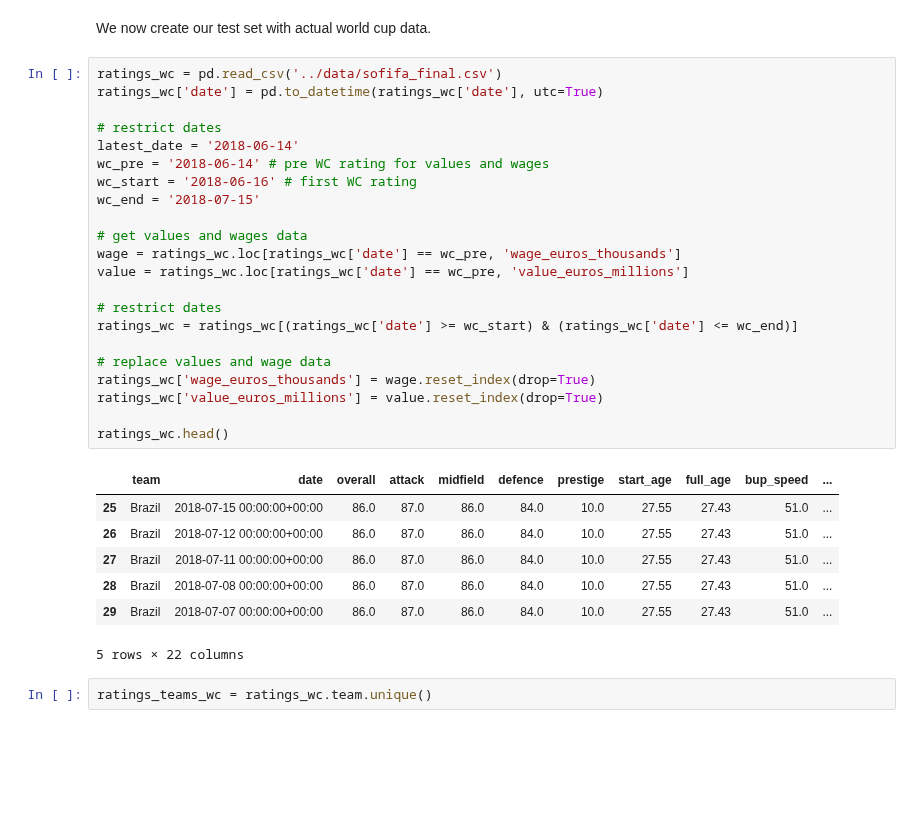
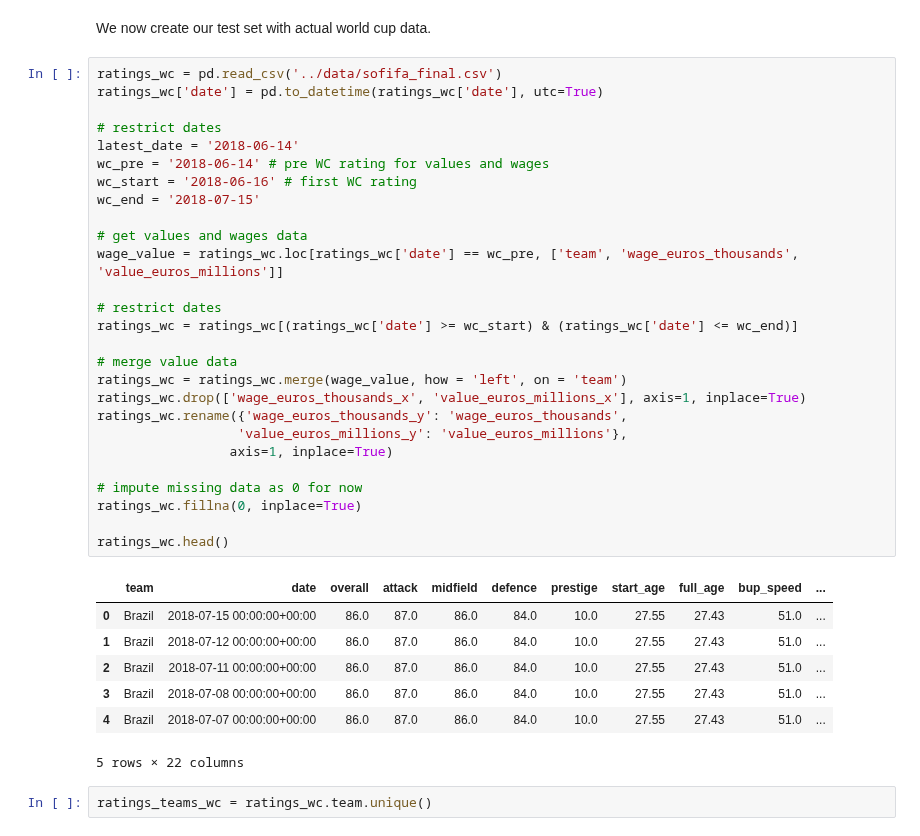
Before and after one commit to AC209aWC2018/World-Cup-2018, a Jupyter notebook: sofifa/sofifa-train-test.ipynb, the cells around one changed output. Saved outputs shown, nothing was run; the diff lists cells and outputs as text; blank space fills up the shorter version.

Commit message:
Updated value and wages

```diff
--- a/sofifa/sofifa-train-test.ipynb
+++ b/sofifa/sofifa-train-test.ipynb
@@ -337,32 +340,37 @@ We now create our test set with actual world cup data.
 # %%
 ratings_wc = pd.read_csv('../data/sofifa_final.csv')
 ratings_wc['date'] = pd.to_datetime(ratings_wc['date'], utc=True)
 
 # restrict dates
 latest_date = '2018-06-14'
 wc_pre = '2018-06-14' # pre WC rating for values and wages
 wc_start = '2018-06-16' # first WC rating
 wc_end = '2018-07-15'
 
 # get values and wages data
-wage = ratings_wc.loc[ratings_wc['date'] == wc_pre, 'wage_euros_thousands']
-value = ratings_wc.loc[ratings_wc['date'] == wc_pre, 'value_euros_millions']
+wage_value = ratings_wc.loc[ratings_wc['date'] == wc_pre, ['team', 'wage_euros_thousands', 'value_euros_millions']]
 
 # restrict dates
 ratings_wc = ratings_wc[(ratings_wc['date'] >= wc_start) & (ratings_wc['date'] <= wc_end)]
 
-# replace values and wage data
-ratings_wc['wage_euros_thousands'] = wage.reset_index(drop=True)
-ratings_wc['value_euros_millions'] = value.reset_index(drop=True)
+# merge value data
+ratings_wc = ratings_wc.merge(wage_value, how = 'left', on = 'team')
+ratings_wc.drop(['wage_euros_thousands_x', 'value_euros_millions_x'], axis=1, inplace=True)
+ratings_wc.rename({'wage_euros_thousands_y': 'wage_euros_thousands',
+                  'value_euros_millions_y': 'value_euros_millions'},
+                 axis=1, inplace=True)
+
+# impute missing data as 0 for now
+ratings_wc.fillna(0, inplace=True)
 
 ratings_wc.head()
 # %% [output]
 |  | team | date | overall | attack | midfield | defence | prestige | start_age | full_age | bup_speed | ... |
-| 25 | Brazil | 2018-07-15 00:00:00+00:00 | 86.0 | 87.0 | 86.0 | 84.0 | 10.0 | 27.55 | 27.43 | 51.0 | ... |
-| 26 | Brazil | 2018-07-12 00:00:00+00:00 | 86.0 | 87.0 | 86.0 | 84.0 | 10.0 | 27.55 | 27.43 | 51.0 | ... |
-| 27 | Brazil | 2018-07-11 00:00:00+00:00 | 86.0 | 87.0 | 86.0 | 84.0 | 10.0 | 27.55 | 27.43 | 51.0 | ... |
-| 28 | Brazil | 2018-07-08 00:00:00+00:00 | 86.0 | 87.0 | 86.0 | 84.0 | 10.0 | 27.55 | 27.43 | 51.0 | ... |
-| 29 | Brazil | 2018-07-07 00:00:00+00:00 | 86.0 | 87.0 | 86.0 | 84.0 | 10.0 | 27.55 | 27.43 | 51.0 | ... |
+| 0 | Brazil | 2018-07-15 00:00:00+00:00 | 86.0 | 87.0 | 86.0 | 84.0 | 10.0 | 27.55 | 27.43 | 51.0 | ... |
+| 1 | Brazil | 2018-07-12 00:00:00+00:00 | 86.0 | 87.0 | 86.0 | 84.0 | 10.0 | 27.55 | 27.43 | 51.0 | ... |
+| 2 | Brazil | 2018-07-11 00:00:00+00:00 | 86.0 | 87.0 | 86.0 | 84.0 | 10.0 | 27.55 | 27.43 | 51.0 | ... |
+| 3 | Brazil | 2018-07-08 00:00:00+00:00 | 86.0 | 87.0 | 86.0 | 84.0 | 10.0 | 27.55 | 27.43 | 51.0 | ... |
+| 4 | Brazil | 2018-07-07 00:00:00+00:00 | 86.0 | 87.0 | 86.0 | 84.0 | 10.0 | 27.55 | 27.43 | 51.0 | ... |
 5 rows × 22 columns
 # %%
 ratings_teams_wc = ratings_wc.team.unique()
```
Also changed, not shown: parts of 5 cells of this notebook, 3 other files.
